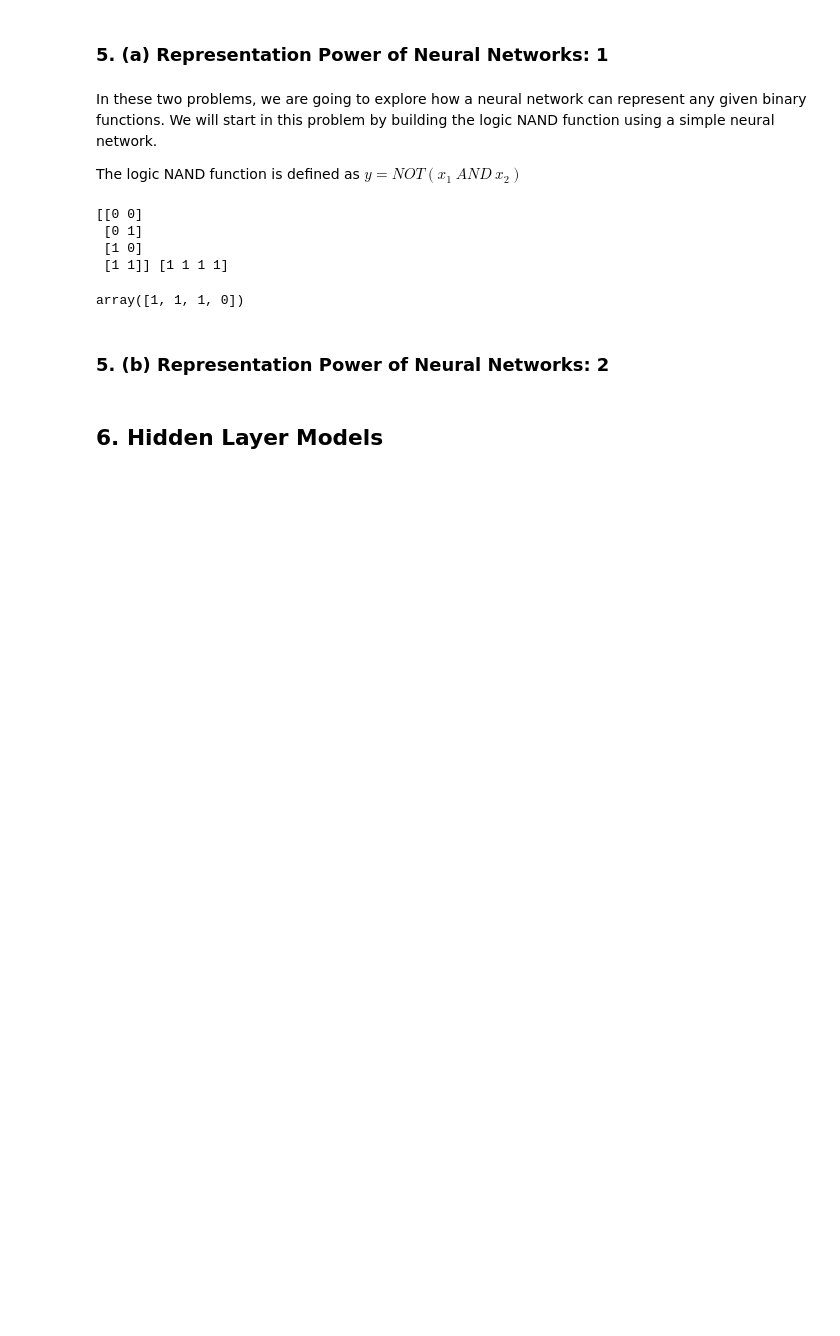
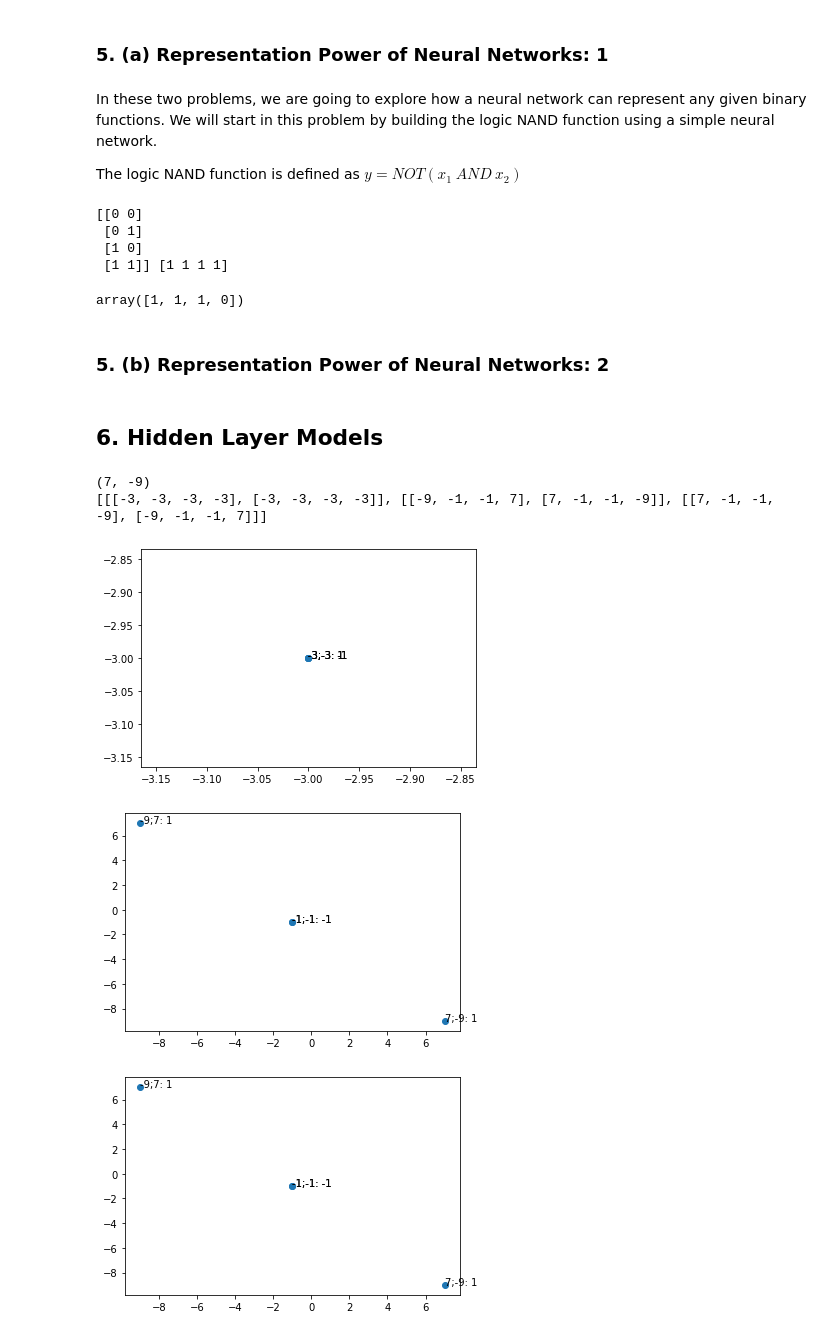
Before and after one commit to sbeignez/MITx-6.86x-Machine-Learning, a Jupyter notebook: 17. Unit 3. Lecture 8. Feedforward Neural Networks/17.U3.L8.ipynb, the cells around one changed output. Saved outputs shown, nothing was run; the diff lists cells and outputs as text; code cells hidden in the pictures; blank space fills up the shorter version.

```diff
--- a/17. Unit 3. Lecture 8. Feedforward Neural Networks/17.U3.L8.ipynb
+++ b/17. Unit 3. Lecture 8. Feedforward Neural Networks/17.U3.L8.ipynb
@@ -134,3 +134,53 @@ array([1, 1, 1, 0])
 ### 5. (b) Representation Power of Neural Networks: 2
 # %% [markdown]
 ## 6. Hidden Layer Models
+# %%
+x1 = [-1,-1]
+x2 = [ 1,-1]
+x3 = [-1, 1]
+x4 = [ 1, 1]
+X = [x1, x2, x3, x4]
+Y = [1, -1, -1, 1]
+
+def f(z):
+    return 2*z -3
+
+def f12(x_i, w01, w02, w11, w21, w12, w22):
+    f1 = f( w01 + w11 * x_i[0] + w21 * x_i[1])
+    f2 = f( w02 + w12 * x_i[0] + w22 * x_i[1])
+    return f1, f2
+# %%
+Q1 = ( 0, 0, 0, 0, 0, 0)
+Q2 = ( 1, 1, 2, 2,-2,-2)
+Q3 = ( 1, 1,-2,-2, 2, 2)
+Q = [Q1, Q2, Q3]
+
+print(f12(X[3], *Q2))
+
+P = []
+for q in Q:
+    X1, X2 = [], []
+    for x in X:
+        x1 , x2 = f12(x, *q)
+        X1.append(x1)
+        X2.append(x2)
+    P.append([X1, X2])
+
+print(P)
+# %% [output]
+(7, -9)
+[[[-3, -3, -3, -3], [-3, -3, -3, -3]], [[-9, -1, -1, 7], [7, -1, -1, -9]], [[7, -1, -1, -9], [-9, -1, -1, 7]]]
+# %%
+import matplotlib.pyplot as plt
+
+for i, p in enumerate(P):
+    fig, ax = plt.subplots()
+    ax.scatter(*p)
+    for j, pts in enumerate(list(zip(p[0], p[1]))):
+        ax.annotate( str(pts[0]) + ";" + str(pts[1]) + ": " + str(Y[j]), (pts[0], pts[1]))
+
+    plt.show()
+# %% [output]
+[figure, added]
+[figure, added]
+[figure, added]
```
Also changed, not shown: 6 other files.
